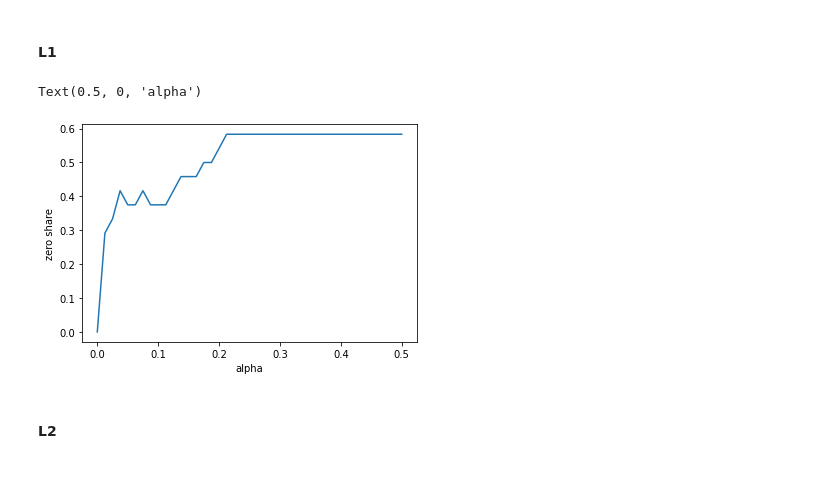
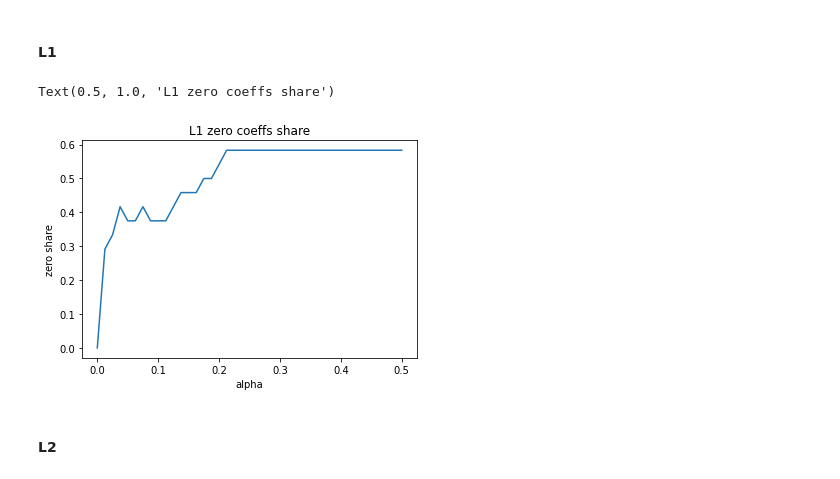
Before and after one commit to zappaz00/4_overfitting_regularization, a Jupyter notebook: overfitting_regularization.ipynb, the cells around one changed output. Drawn from its saved outputs; the diff is of its cells as text; code cells hidden in the pictures.

```diff
--- a/overfitting_regularization.ipynb
+++ b/overfitting_regularization.ipynb
@@ -623,17 +623,18 @@ Please do a discovery on your own and find that out empirically (both for **L1**
 # %%
 coef_ctr = 0
 zero_counts = []
 
 for alpha in ALPHAS:
     zero_counts.append(1.0 - np.count_nonzero(all_coefs_l1[coef_ctr]) / all_coefs_l1[coef_ctr].size)
     coef_ctr+=1
 
 plt.plot(ALPHAS, zero_counts, label=alpha)
 plt.ylabel('zero share')
 plt.xlabel('alpha')
+plt.title('L1 zero coeffs share')
 # %% [output]
-Text(0.5, 0, 'alpha')
+Text(0.5, 1.0, 'L1 zero coeffs share')
-[figure, old version]
+[figure, new version]
 # %% [markdown]
 #### L2
 # %% [markdown]
```
Also changed, not shown: parts of 6 cells of this notebook.
